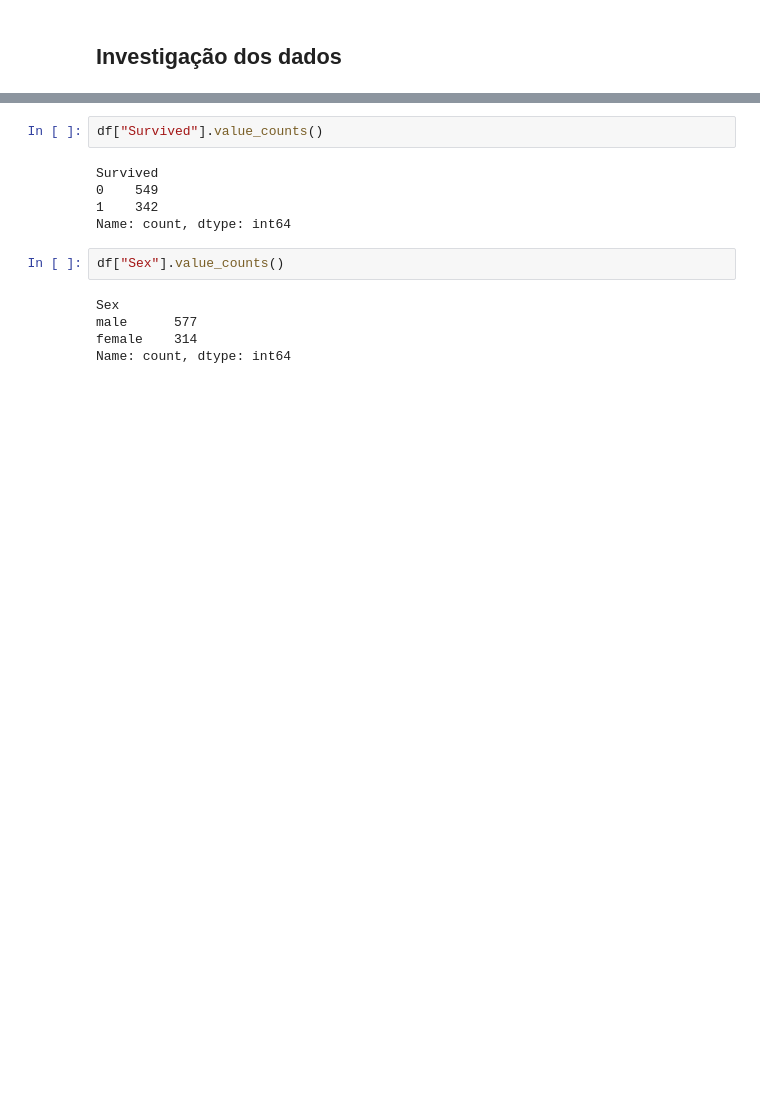
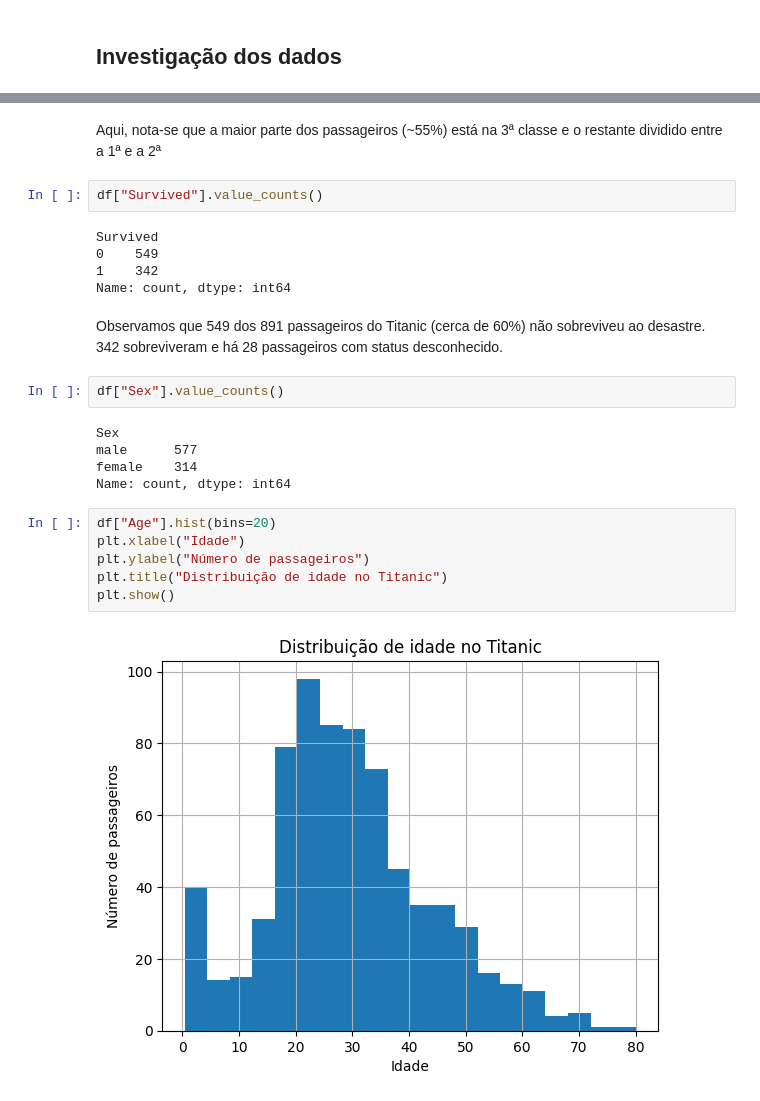
Before and after one commit to ateteu/analise-dados-titanic, a Jupyter notebook: notebooks/analise-titanic.ipynb, the cells around one changed output, grey strips where cells are left out. Cells and saved outputs as stored; diff of their text form; blank space fills up the shorter version.

```diff
--- a/notebooks/analise-titanic.ipynb
+++ b/notebooks/analise-titanic.ipynb
@@ -79,3 +95,5 @@ Existem dados de 891 passageiros, divididos em 12 categorias (colunas):
+# %% [markdown]
+Aqui, nota-se que a maior parte dos passageiros (~55%) está na 3ª classe e o restante dividido entre a 1ª e a 2ª
 # %%
 df["Survived"].value_counts()
 # %% [output]
@@ -83,6 +101,8 @@ Survived
 0    549
 1    342
 Name: count, dtype: int64
+# %% [markdown]
+Observamos que 549 dos 891 passageiros do Titanic (cerca de 60%) não sobreviveu ao desastre. 342 sobreviveram e há 28 passageiros com status desconhecido.
 # %%
 df["Sex"].value_counts()
 # %% [output]
@@ -90,3 +110,11 @@ Sex
 male      577
 female    314
 Name: count, dtype: int64
+# %%
+df["Age"].hist(bins=20)
+plt.xlabel("Idade")
+plt.ylabel("Número de passageiros")
+plt.title("Distribuição de idade no Titanic")
+plt.show()
+# %% [output]
+[figure, added]
```
Also changed, not shown: parts of 8 cells of this notebook.
